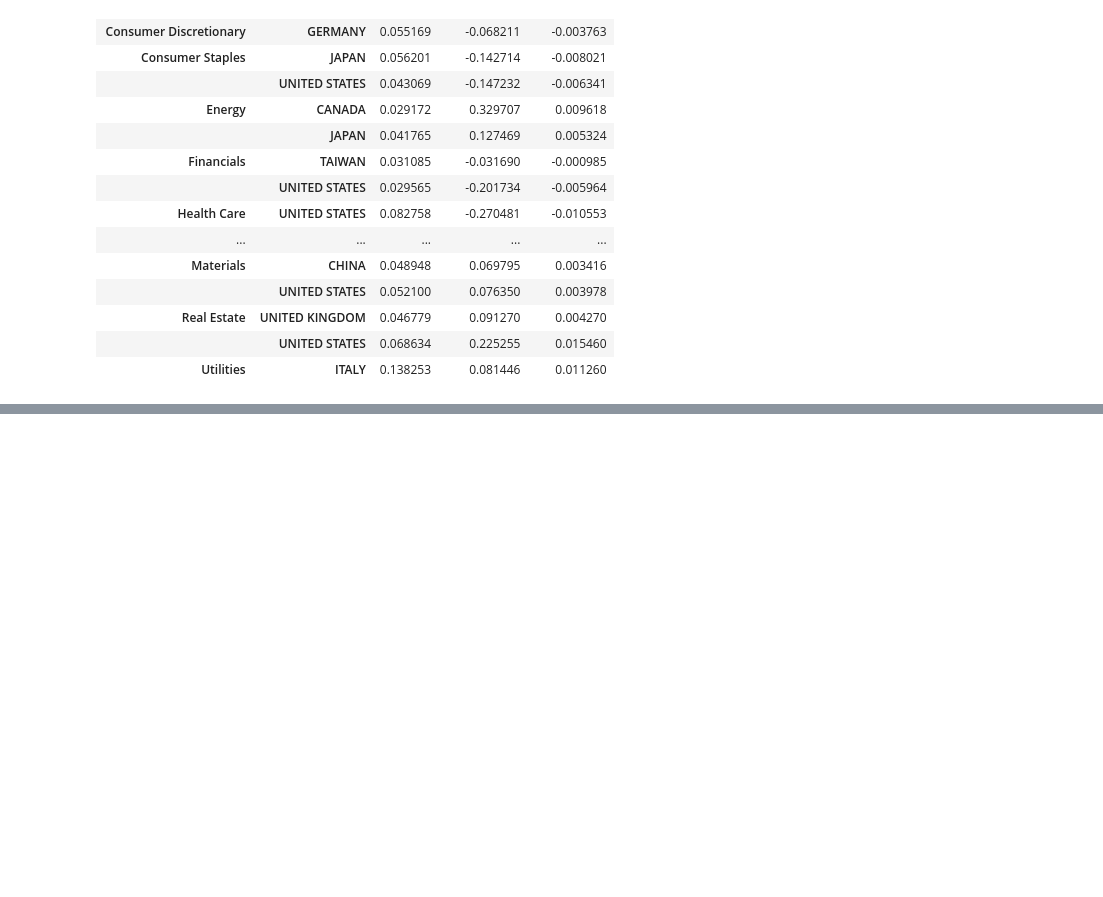
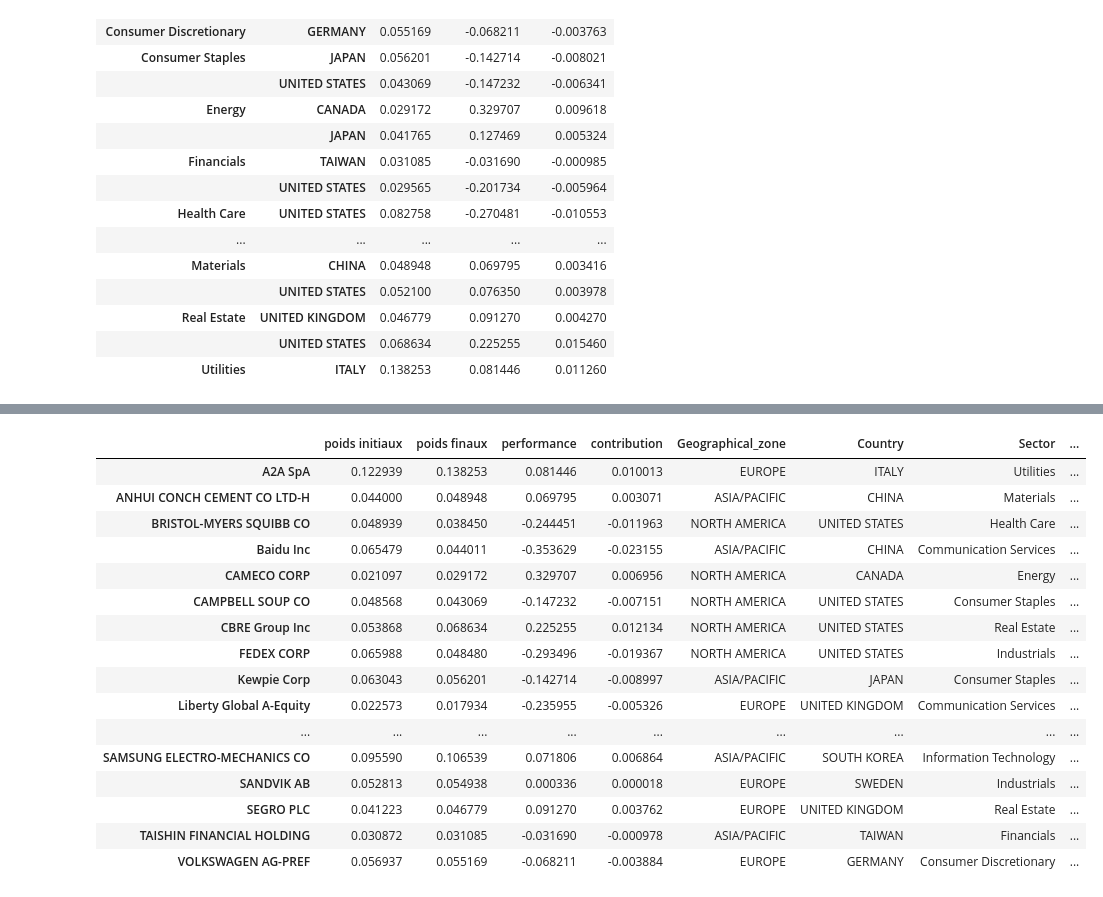
Before and after one commit to YvesAdl/BI_Finance_project, a Jupyter notebook: Facts sheet.ipynb, the cells around one changed output, grey strips where cells are left out. Cells and saved outputs as stored; diff of their text form; code cells hidden in the pictures; blank space fills up the shorter version.

```diff
--- a/Facts sheet.ipynb
+++ b/Facts sheet.ipynb
@@ -149,0 +195,20 @@ df.groupby(by=['Sector','Country']).sum()
+# %%
+df
+# %% [output]
+|  | poids initiaux | poids finaux | performance | contribution | Geographical_zone | Country | Sector | ... |
+| A2A SpA | 0.122939 | 0.138253 | 0.081446 | 0.010013 | EUROPE | ITALY | Utilities | ... |
+| ANHUI CONCH CEMENT CO LTD-H | 0.044000 | 0.048948 | 0.069795 | 0.003071 | ASIA/PACIFIC | CHINA | Materials | ... |
+| BRISTOL-MYERS SQUIBB CO | 0.048939 | 0.038450 | -0.244451 | -0.011963 | NORTH AMERICA | UNITED STATES | Health Care | ... |
+| Baidu Inc | 0.065479 | 0.044011 | -0.353629 | -0.023155 | ASIA/PACIFIC | CHINA | Communication Services | ... |
+| CAMECO CORP | 0.021097 | 0.029172 | 0.329707 | 0.006956 | NORTH AMERICA | CANADA | Energy | ... |
+| CAMPBELL SOUP CO | 0.048568 | 0.043069 | -0.147232 | -0.007151 | NORTH AMERICA | UNITED STATES | Consumer Staples | ... |
+| CBRE Group Inc | 0.053868 | 0.068634 | 0.225255 | 0.012134 | NORTH AMERICA | UNITED STATES | Real Estate | ... |
+| FEDEX CORP | 0.065988 | 0.048480 | -0.293496 | -0.019367 | NORTH AMERICA | UNITED STATES | Industrials | ... |
+| Kewpie Corp | 0.063043 | 0.056201 | -0.142714 | -0.008997 | ASIA/PACIFIC | JAPAN | Consumer Staples | ... |
+| Liberty Global A-Equity | 0.022573 | 0.017934 | -0.235955 | -0.005326 | EUROPE | UNITED KINGDOM | Communication Services | ... |
+| ... | ... | ... | ... | ... | ... | ... | ... | ... |
+| SAMSUNG ELECTRO-MECHANICS CO | 0.095590 | 0.106539 | 0.071806 | 0.006864 | ASIA/PACIFIC | SOUTH KOREA | Information Technology | ... |
+| SANDVIK AB | 0.052813 | 0.054938 | 0.000336 | 0.000018 | EUROPE | SWEDEN | Industrials | ... |
+| SEGRO PLC | 0.041223 | 0.046779 | 0.091270 | 0.003762 | EUROPE | UNITED KINGDOM | Real Estate | ... |
+| TAISHIN FINANCIAL HOLDING | 0.030872 | 0.031085 | -0.031690 | -0.000978 | ASIA/PACIFIC | TAIWAN | Financials | ... |
+| VOLKSWAGEN AG-PREF | 0.056937 | 0.055169 | -0.068211 | -0.003884 | EUROPE | GERMANY | Consumer Discretionary | ... |
```
Also changed, not shown: parts of 20 cells of this notebook, 6 other files.
